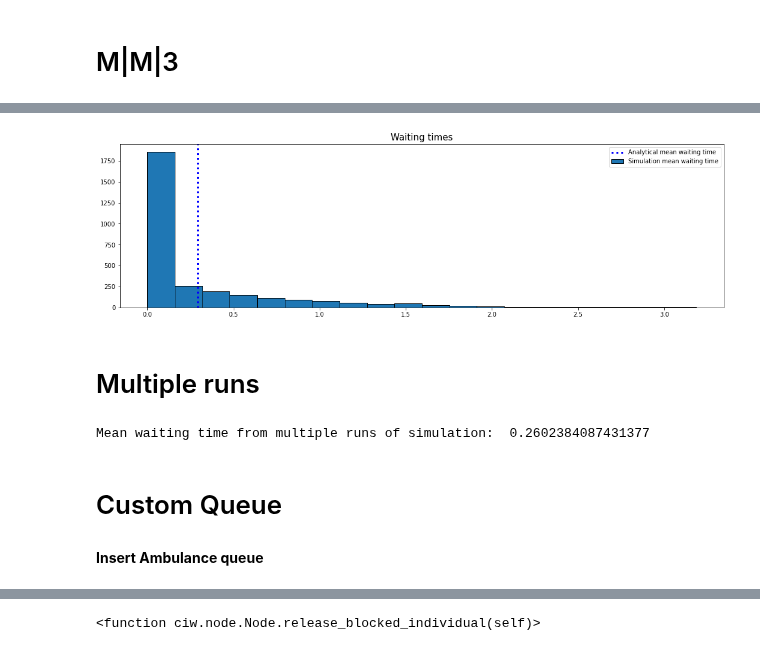
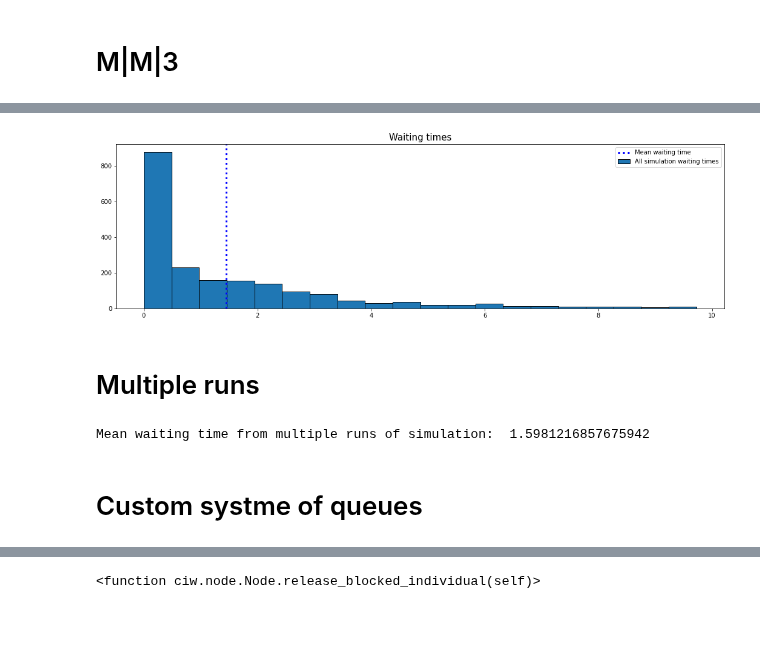
Before and after one commit to MichalisPanayides/Talks, a Jupyter notebook: PyCon - Namibia/main.ipynb, the cells around one changed output, grey strips where cells are left out. Drawn from its saved outputs; the diff is of its cells as text; code cells hidden in the pictures; blank space fills up the shorter version.

```diff
--- a/PyCon - Namibia/main.ipynb
+++ b/PyCon - Namibia/main.ipynb
@@ -11,6 +11,6 @@ import ambulance_game as abg
 # %%
 arrival_rate = 2
-service_rate = 2.4
+service_rate = 2.5
 num_of_servers = 1
 # %%
 model = ciw.create_network(
@@ -61,3 +57,7 @@ num_of_servers = 2
+# %%
+arrival_rate = 2
+service_rate = 0.8
+num_of_servers = 3
 # %%
 model = ciw.create_network(
     arrival_distributions=[ciw.dists.Exponential(arrival_rate)],
@@ -70,15 +70,15 @@ Q_2.simulate_until_max_time(1000)
 # %%
 all_waits_2 = tuple(
     ind.data_records[0].waiting_time
     for ind in Q_2.nodes[-1].all_individuals
 )
 plt.figure(figsize=(18,5))
 plt.hist(all_waits_2, ec="black", bins=20)
 plt.axvline(np.mean(all_waits_2), color="blue", linestyle="dotted", linewidth=3)
-plt.legend(["Analytical mean waiting time", "Simulation mean waiting time", "All simulation waiting times"])
+plt.legend(["Mean waiting time", "All simulation waiting times"])
 plt.title("Waiting times", fontsize=15);
 # %% [output]
-[figure, old version]
+[figure, new version]
 # %% [markdown]
 # Multiple runs
 # %%
@@ -91,8 +91,6 @@ for seed in range(10):
 # %%
 print("Mean waiting time from multiple runs of simulation: ", np.mean(mean_waits))
 # %% [output]
-Mean waiting time from multiple runs of simulation:  0.2602384087431377
+Mean waiting time from multiple runs of simulation:  1.5981216857675942
 # %% [markdown]
-# Custom Queue
+# Custom systme of queues
-# %% [markdown]
-**Insert Ambulance queue**
```
Also changed, not shown: parts of 14 cells of this notebook, 5 other files.
